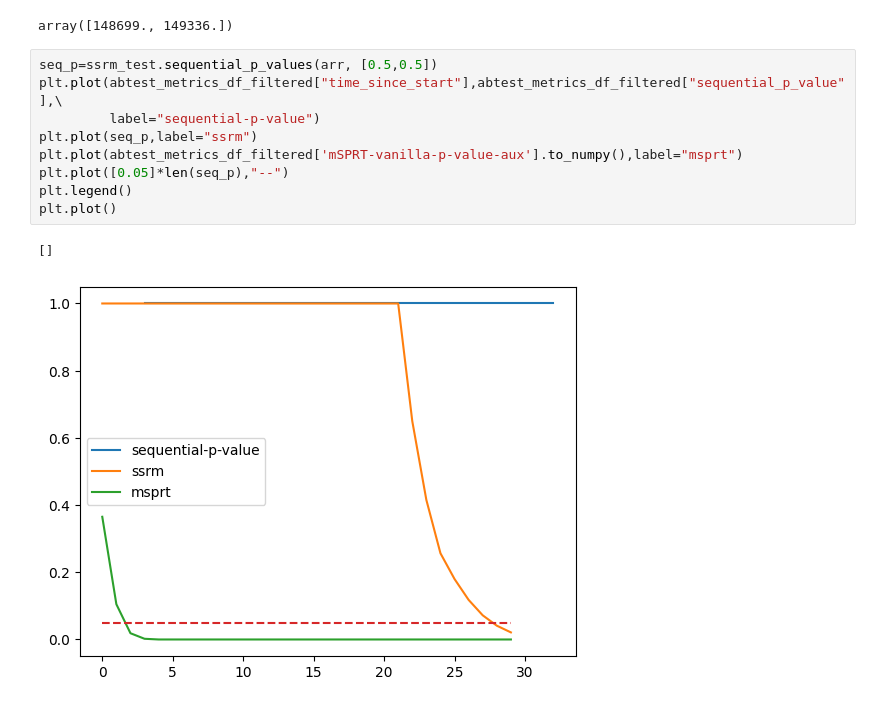
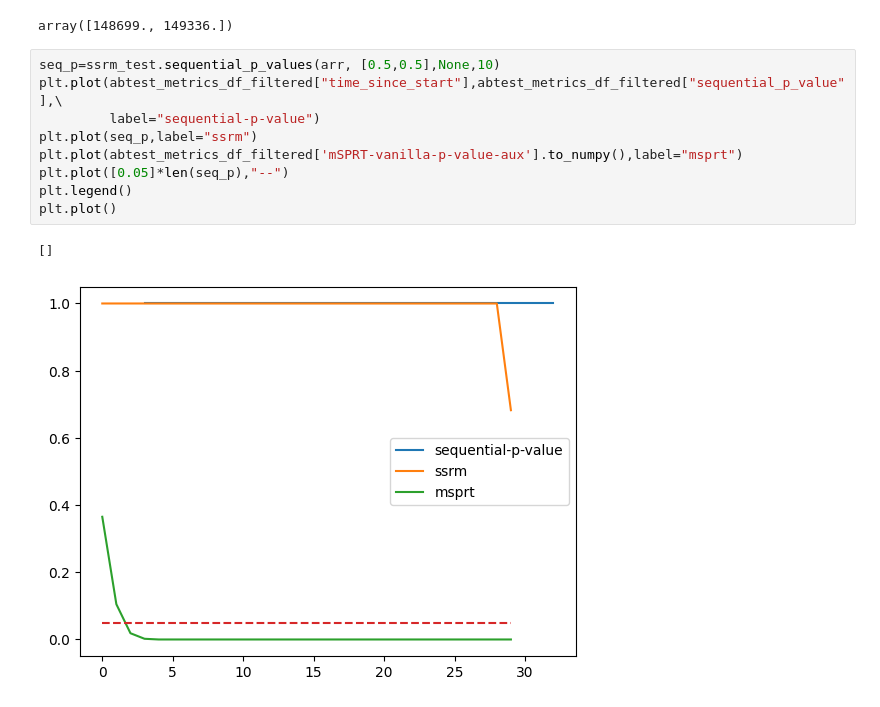
Before and after one commit to madanmohan-venkatesan/notebooks, a Jupyter notebook: sequential_testing_for_count_and_countinuous_data_using_ASOS_dataset.ipynb, the cells around one changed output. Cells and saved outputs as stored; diff of their text form.

```diff
--- a/sequential_testing_for_count_and_countinuous_data_using_ASOS_dataset.ipynb
+++ b/sequential_testing_for_count_and_countinuous_data_using_ASOS_dataset.ipynb
@@ -333,14 +333,14 @@ arr[0]
 149336.0
 array([148699., 149336.])
 # %%
-seq_p=ssrm_test.sequential_p_values(arr, [0.5,0.5])
+seq_p=ssrm_test.sequential_p_values(arr, [0.5,0.5],None,10)
 plt.plot(abtest_metrics_df_filtered["time_since_start"],abtest_metrics_df_filtered["sequential_p_value"],\
          label="sequential-p-value")
 plt.plot(seq_p,label="ssrm")
 plt.plot(abtest_metrics_df_filtered['mSPRT-vanilla-p-value-aux'].to_numpy(),label="msprt")
 plt.plot([0.05]*len(seq_p),"--")
 plt.legend()
 plt.plot()
 # %% [output]
 []
-[figure, old version]
+[figure, new version]
```
Also changed, not shown: parts of 4 cells of this notebook.
